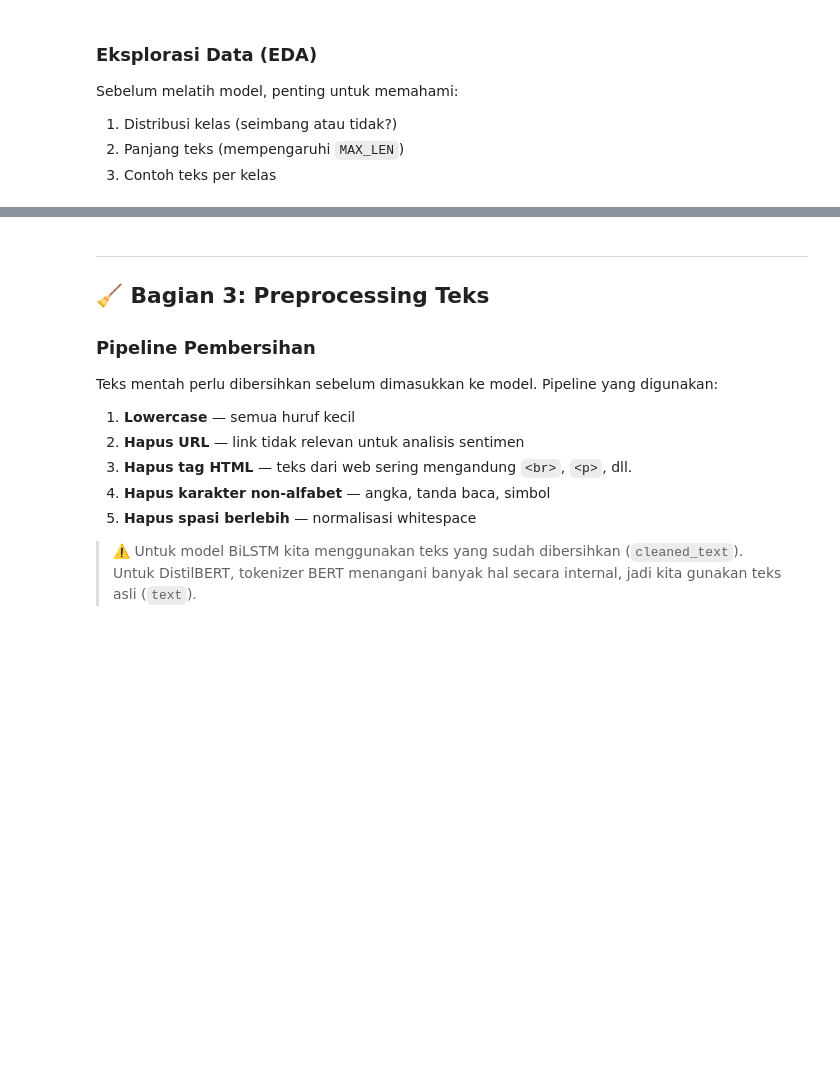
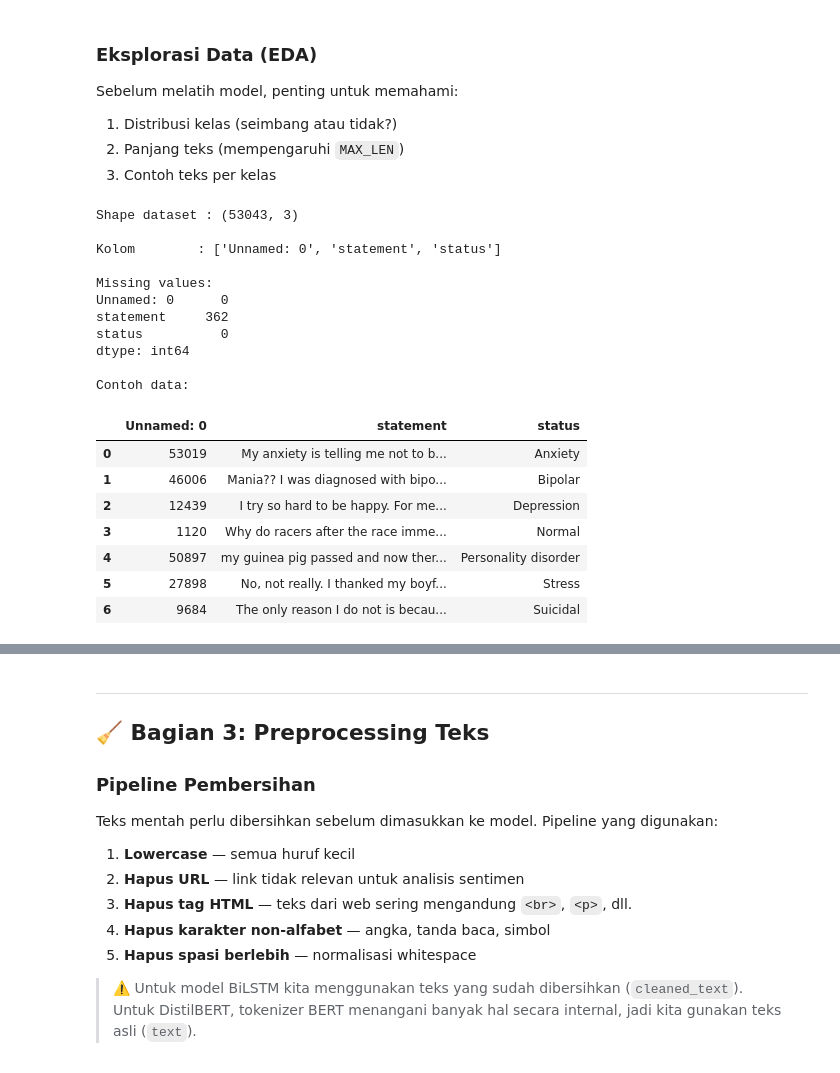
Before and after one commit to informatika-itera/mct-nlp, a Jupyter notebook: module_DL/workshop_dl.ipynb, the cells around one changed output, grey strips where cells are left out. Cells and saved outputs as stored; diff of their text form; code cells hidden in the pictures; blank space fills up the shorter version.

```diff
--- a/module_DL/workshop_dl.ipynb
+++ b/module_DL/workshop_dl.ipynb
@@ -139,14 +173,35 @@ Sebelum melatih model, penting untuk memahami:
 # %%
 # Baca raw data untuk eksplorasi
 df_raw = pd.read_csv(csv_path)
 df_raw.columns = df_raw.columns.str.strip()
 
 print(f"Shape dataset : {df_raw.shape}")
 print(f"\nKolom        : {df_raw.columns.tolist()}")
 print(f"\nMissing values:")
 print(df_raw.isnull().sum())
 print(f"\nContoh data:")
-df_raw.head(3)
+# Tampilkan satu sampel per label agar variatif
+df_raw.groupby("status", group_keys=False).apply(lambda g: g.sample(1, random_state=42)).reset_index(drop=True)
+# %% [output]
+Shape dataset : (53043, 3)
+
+Kolom        : ['Unnamed: 0', 'statement', 'status']
+
+Missing values:
+Unnamed: 0      0
+statement     362
+status          0
+dtype: int64
+
+Contoh data:
+|  | Unnamed: 0 | statement | status |
+| 0 | 53019 | My anxiety is telling me not to b... | Anxiety |
+| 1 | 46006 | Mania?? I was diagnosed with bipo... | Bipolar |
+| 2 | 12439 | I try so hard to be happy. For me... | Depression |
+| 3 | 1120 | Why do racers after the race imme... | Normal |
+| 4 | 50897 | my guinea pig passed and now ther... | Personality disorder |
+| 5 | 27898 | No, not really. I thanked my boyf... | Stress |
+| 6 | 9684 | The only reason I do not is becau... | Suicidal |
 # %%
 fig, axes = plt.subplots(1, 2, figsize=(14, 5))
 
```
Also changed, not shown: parts of 27 cells of this notebook, 11 other files.
